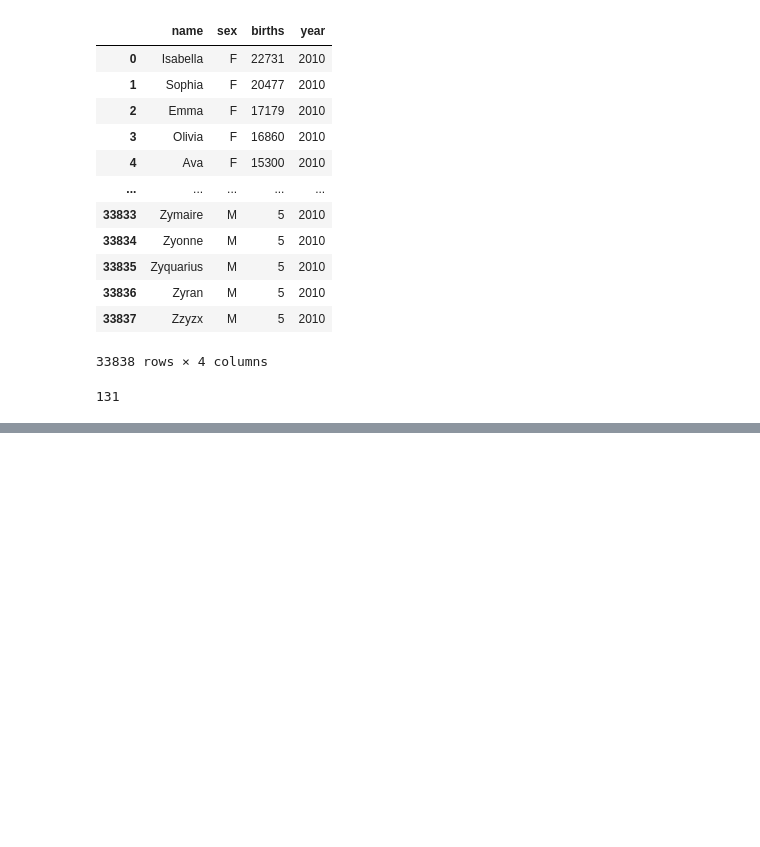
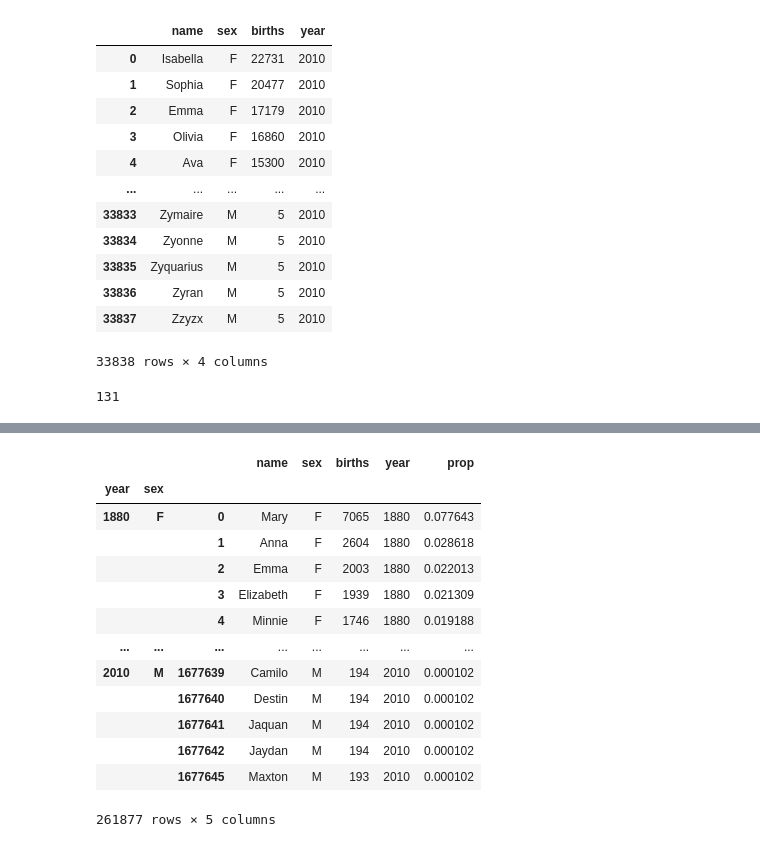
Before and after one commit to ikeven94/py_repo, a Jupyter notebook: Pandas_Numpy/Pandas_pivot_table.ipynb, the cells around one changed output, grey strips where cells are left out. Saved outputs shown, nothing was run; the diff lists cells and outputs as text; code cells hidden in the pictures; blank space fills up the shorter version.

```diff
--- a/Pandas_Numpy/Pandas_pivot_table.ipynb
+++ b/Pandas_Numpy/Pandas_pivot_table.ipynb
@@ -85,0 +175,9 @@ NameError: name 'names' is not defined
+# %%
+# names에서 sex와 year 기준으로 group 만들기
+names.head()
+def add_prop(group):
+    group['prop'] = group.births/group.births.sum()
+    return group
+# %%
+names = names.groupby(['year','sex']).apply(add_prop)
+names
@@ -85,0 +214,23 @@ NameError: name 'names' is not defined
+# %%
+# 각 연도 / 성별에 따른 선호 이름 1000개씩 추출
+def get_top1000(group):
+    return group.sort_values(by='births',ascending=False)[:1000]
+    #ascending = False : 내림차순 정렬
+
+top1000 = names.groupby(['year','sex']).apply(get_top1000)
+top1000
+# %% [output]
+|  |  |  | name | sex | births | year | prop |
+| year | sex |  |  |  |  |  |  |
+| 1880 | F | 0 | Mary | F | 7065 | 1880 | 0.077643 |
+|  |  | 1 | Anna | F | 2604 | 1880 | 0.028618 |
+|  |  | 2 | Emma | F | 2003 | 1880 | 0.022013 |
+|  |  | 3 | Elizabeth | F | 1939 | 1880 | 0.021309 |
+|  |  | 4 | Minnie | F | 1746 | 1880 | 0.019188 |
+| ... | ... | ... | ... | ... | ... | ... | ... |
+| 2010 | M | 1677639 | Camilo | M | 194 | 2010 | 0.000102 |
+|  |  | 1677640 | Destin | M | 194 | 2010 | 0.000102 |
+|  |  | 1677641 | Jaquan | M | 194 | 2010 | 0.000102 |
+|  |  | 1677642 | Jaydan | M | 194 | 2010 | 0.000102 |
+|  |  | 1677645 | Maxton | M | 193 | 2010 | 0.000102 |
+261877 rows × 5 columns
```
Also changed, not shown: parts of 12 cells of this notebook.
